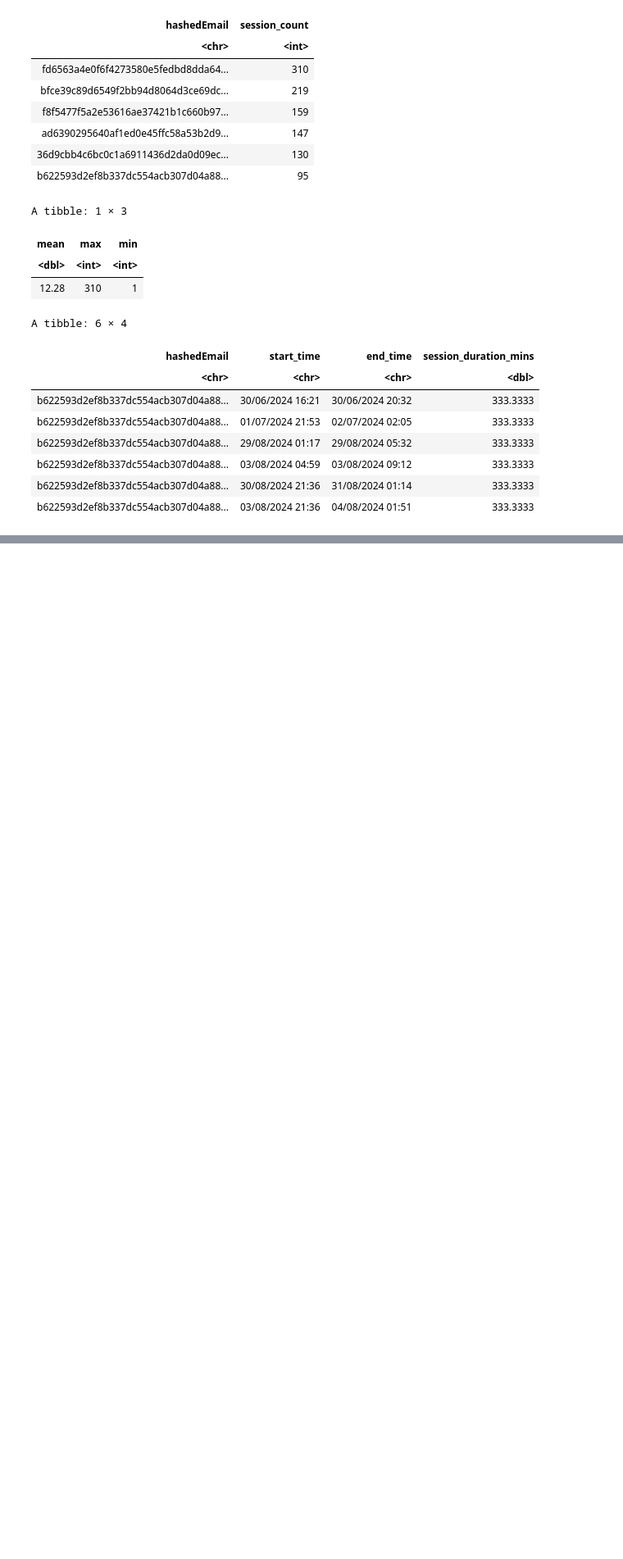
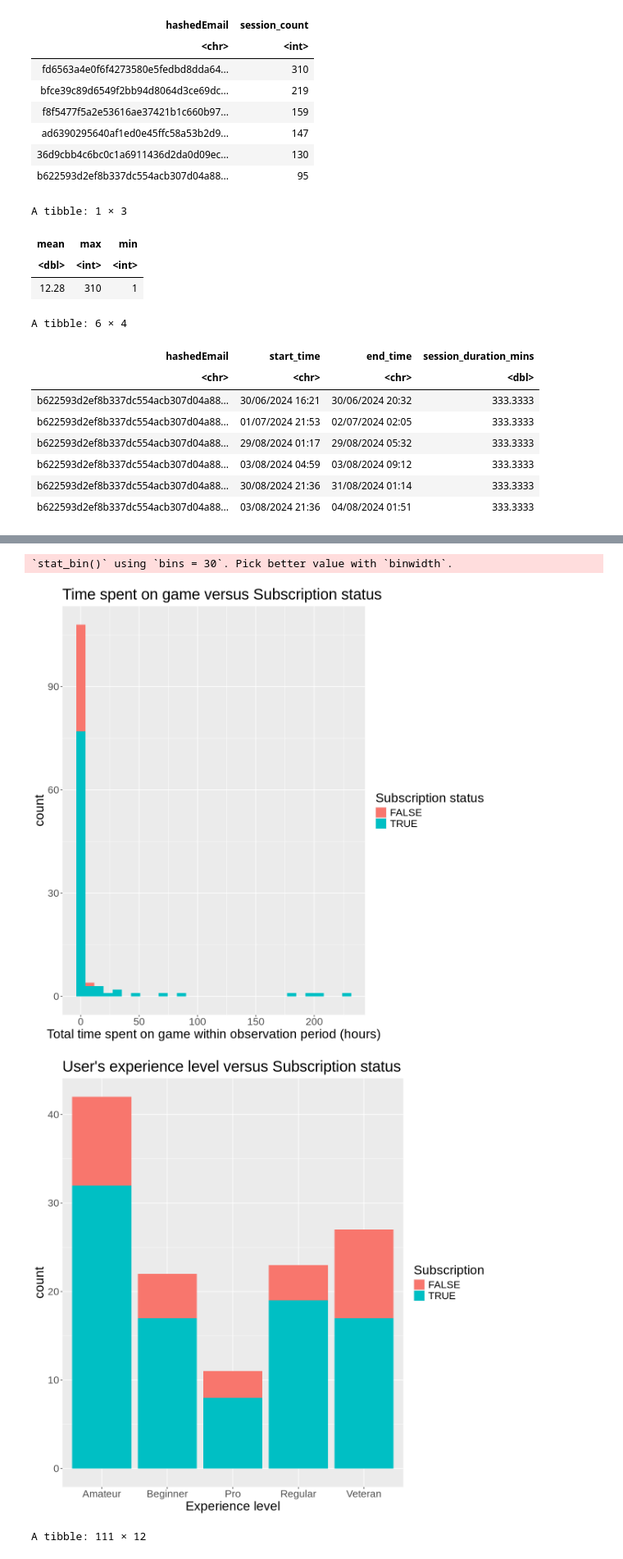
Before and after one commit to vanessapan07/dsci-project-009-19, a Jupyter notebook: projectplanning.ipynb, the cells around one changed output, grey strips where cells are left out. Shown at 82% size. Saved outputs shown, nothing was run; the diff lists cells and outputs as text; code cells hidden in the pictures; blank space fills up the shorter version.

Commit message:
Added wrangling and plots
did some visualisation in regards to the question posed

```diff
--- a/projectplanning.ipynb
+++ b/projectplanning.ipynb
@@ -220,0 +232,14 @@ A tibble: 6 × 4
+# %%
+combined_data <- sessions|>
+    filter(!is.na(original_end_time))|>
+    mutate(session_duration_mins = (original_end_time - original_start_time) / 60000)|>
+    group_by(hashedEmail)|>
+   summarise(
+        total_sessions = n(),
+        avg_session_mins = mean(session_duration_mins),
+        total_session_mins = sum(session_duration_mins))|>
+    left_join(players, by = "hashedEmail")|>
+    mutate(total_session_hrs = total_session_mins / 60)|>
+    mutate(avg_session_hrs = avg_session_mins / 60)
+combined_data
+#avg_session_hrs is within the observation period. Use that instead. Not sure about the timeframe of played_hours or what it actually reprsents.
@@ -220,0 +271,53 @@ A tibble: 6 × 4
+# %%
+options(repr.plot.height = 10, repr.plot.width = 10)
+
+time_vs_sub_plot <- combined_data|>
+    ggplot(aes(x = total_session_hrs, fill = subscribe))+
+    geom_histogram()+
+    labs(x = "Total time spent on game within observation period (hours)", fill = "Subscription status")+
+    theme(text = element_text(size = 20))+
+    ggtitle("Time spent on game versus Subscription status")
+time_vs_sub_plot
+
+class_vs_sub_plot <- combined_data |>
+     ggplot(aes(x = experience, fill = subscribe))+
+    geom_bar()+
+    labs(x = "Experience level", fill = "Subscription")+
+    theme(text = element_text(size = 20))+
+    ggtitle("User's experience level versus Subscription status")
+class_vs_sub_plot
+
+time_vs_class_plot <- combined_data |>
+    ggplot(aes(x = experience, y = total_session_hrs))+
+    geom_bar(stat="identity")+
+    labs(x = "Experience level", y = "Total time spent on game within observation period (hours)")+
+    theme(text = element_text(size = 20))+
+    ggtitle("Time spent on game versus User's experience level")
+time_vs_class_plot
+
+cd_filtered <- combined_data|>
+    filter(total_session_hrs <= 10)|>
+    filter(total_session_mins <= 500)
+cd_filtered
+
+time_vs_sub_plot2 <- cd_filtered|>
+    ggplot(aes(x = total_session_hrs, fill = subscribe))+
+    geom_histogram()+
+    labs(x = "Total time spent on game within observation period (hours)", fill = "Subscription status")+
+    theme(text = element_text(size = 20))+
+    ggtitle("Time spent on game versus Subscription status")
+time_vs_sub_plot2
+
+
+time_vs_sub_plot3 <- cd_filtered|>
+    ggplot(aes(x = total_session_mins, fill = subscribe))+
+    geom_histogram()+
+    labs(x = "Total time spent on game within observation period (minutes)", fill = "Subscription status")+
+    theme(text = element_text(size = 20))+
+    ggtitle("Time spent on game versus Subscription status")
+time_vs_sub_plot3
+# %% [output]
+`stat_bin()` using `bins = 30`. Pick better value with `binwidth`.
+[figure, added]
+[figure, added]
+A tibble: 111 × 12
```
Also changed, not shown: parts of 9 cells of this notebook.
